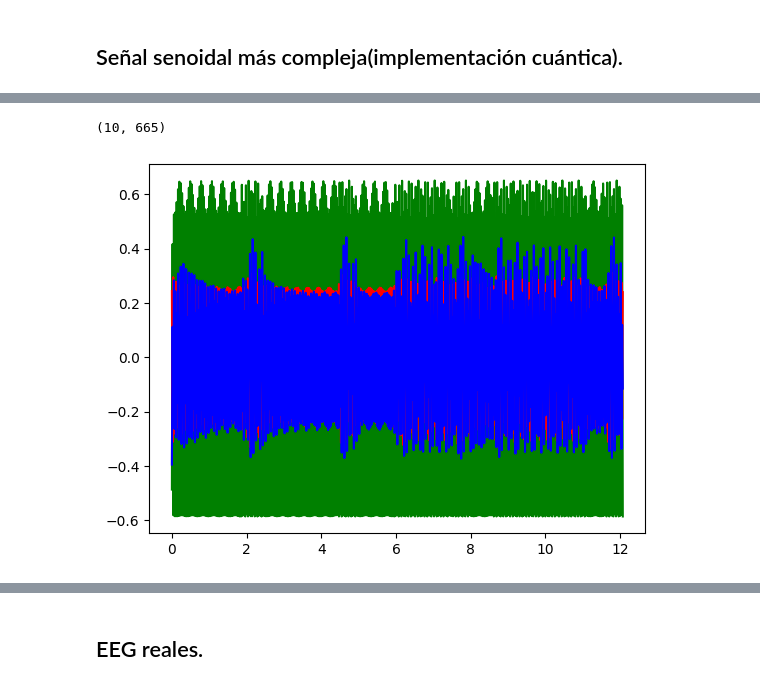
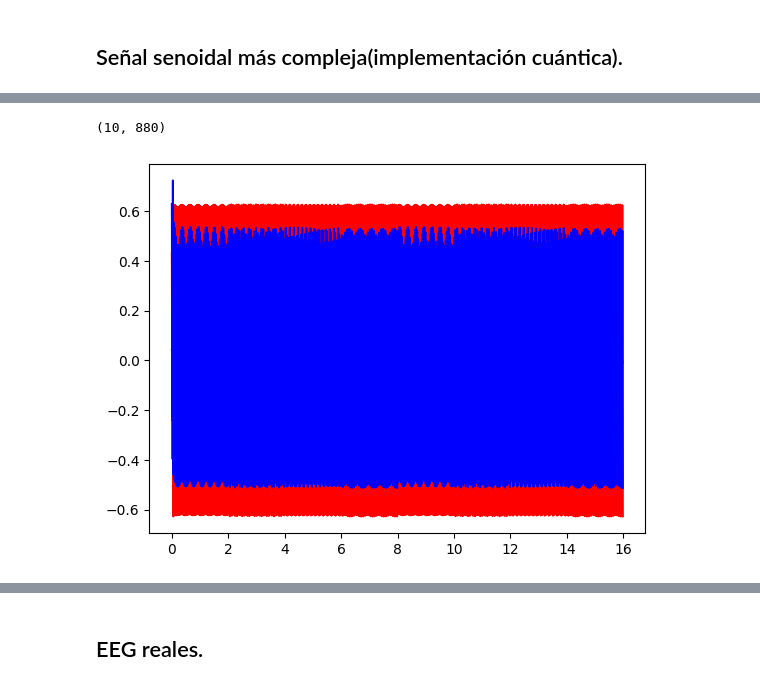
Before and after one commit to manuuuv/TFG, a Jupyter notebook: Quantum_RC.ipynb, the cells around one changed output, grey strips where cells are left out. Drawn from its saved outputs; the diff is of its cells as text; code cells hidden in the pictures.

```diff
--- a/Quantum_RC.ipynb
+++ b/Quantum_RC.ipynb
@@ -456,7 +457,7 @@ num_input_channels = 1      # Dimensionalidad de entrada (1 canal)
 num_reservoir_neurons = 30   # Número de neuronas en el reservorio
 num_readout_neurons = 1      # Número de neuronas de salida
 
-num_training_samples = t.shape[0] # Número de muestras de entrenamiento
+num_training_samples = t_compleja.shape[0] # Número de muestras de entrenamiento
 
 # Generar pesos de entrada al reservorio
 input2res = np.random.randn(num_reservoir_neurons, num_input_channels)
@@ -487,10 +488,27 @@ for i in range(num_training_samples):
 # Extracción de la envolvente superior usando Hilbert transform
 RS2 = reservoir_states - np.mean(reservoir_states,axis=1, keepdims=True)
 print(RS2.shape)
-analytic_signal = hilbert(RS2)
+
+# Función para aplicar un filtro pasa-banda
+def bandpass_filter(data, lowcut, highcut, fs, order=4):
+    nyquist = 0.5 * fs
+    low = lowcut / nyquist
+    high = highcut / nyquist
+    b, a = butter(order, [low, high], btype='band')
+    return filtfilt(b, a, data)
+
+# Parámetros
+fs = 55  # Frecuencia de muestreo
+lowcut = 3.5  # Frecuencia baja del filtro
+highcut = 15  # Frecuencia alta del filtro
+
+# Aplicar filtro antes de Hilbert
+x_filtered = bandpass_filter(RS2, lowcut, highcut, fs)
+
+analytic_signal = hilbert(x_filtered)
 amplitude_envelope2 = np.abs(analytic_signal)
 
 print(analytic_signal.shape)
-print(RS2.shape)
+print(x_filtered.shape)
 print(amplitude_envelope2.shape)
 # %% [output]
@@ -685,15 +703,15 @@ Step 664: [-0.76153826  0.63780752 -0.45591557 -0.57101661 -0.26498547 -0.229162
 # %%
 # Extracción de la envolvente superior usando Hilbert transform
 RS_cuantico_2 = outputs - np.mean(outputs,axis=1, keepdims=True)
 print(RS_cuantico_2.shape)
 
-plt.plot(t, RS_cuantico_2[0, :], color = 'green')
-plt.plot(t, RS_cuantico_2[1, :], color = 'red')
-plt.plot(t, RS_cuantico_2[2, :], color = 'blue')
+plt.plot(t_compleja, RS_cuantico_2[0, :], color = 'green')
+plt.plot(t_compleja, RS_cuantico_2[1, :], color = 'red')
+plt.plot(t_compleja, RS_cuantico_2[2, :], color = 'blue')
 plt.show()
 # %% [output]
-(10, 665)
+(10, 880)
-[figure, old version]
+[figure, new version]
 # %%
 # Función para aplicar un filtro pasa-banda
 def bandpass_filter(data, lowcut, highcut, fs, order=4):
```
Also changed, not shown: parts of 25 cells of this notebook, 1 other file.
